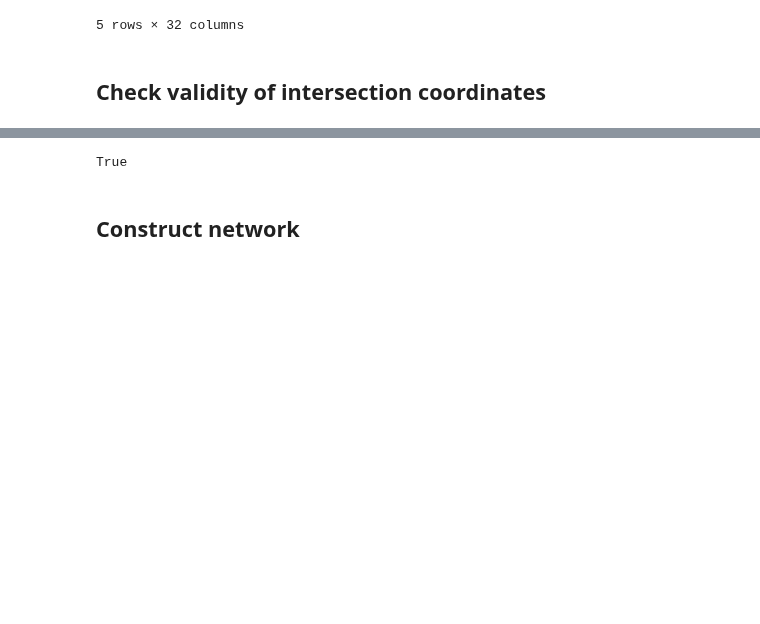
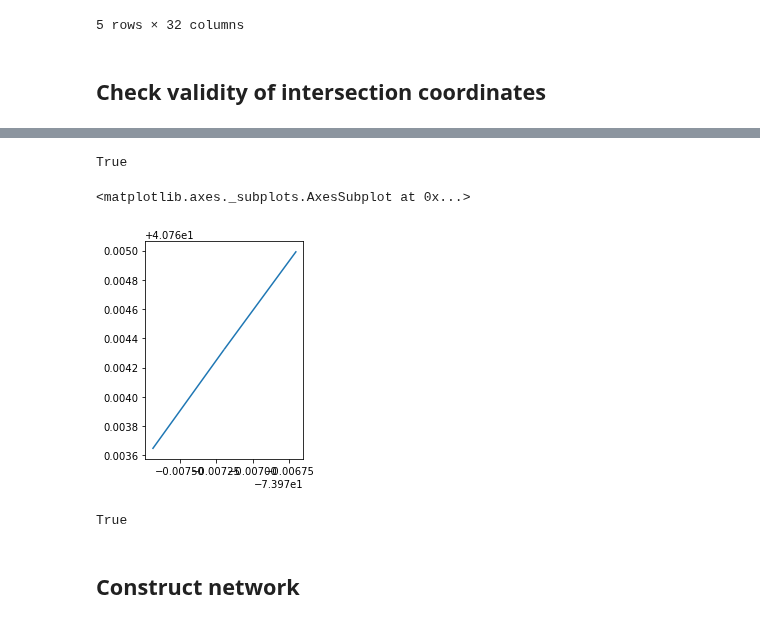
Before and after one commit to M20190649/cs281-final-taxi, a Jupyter notebook: 2017-11-01_YL.ipynb, the cells around one changed output, grey strips where cells are left out. Drawn from its saved outputs; the diff is of its cells as text; code cells hidden in the pictures; blank space fills up the shorter version.

```diff
--- a/2017-11-01_YL.ipynb
+++ b/2017-11-01_YL.ipynb
@@ -34 +34,11 @@ _, a_end = a.iloc[0].boundary
+# %%
+a_end.coords.xy == b_end.coords.xy
+# %% [output]
+True
+# %%
+%matplotlib inline
+manhattan[manhattan["physicalid"].isin(["1034", "1033"])]["geometry"].plot()
+# %% [output]
+<matplotlib.axes._subplots.AxesSubplot at 0x...>
+[figure, added]
 # %%
```
Also changed, not shown: parts of 13 cells of this notebook.
